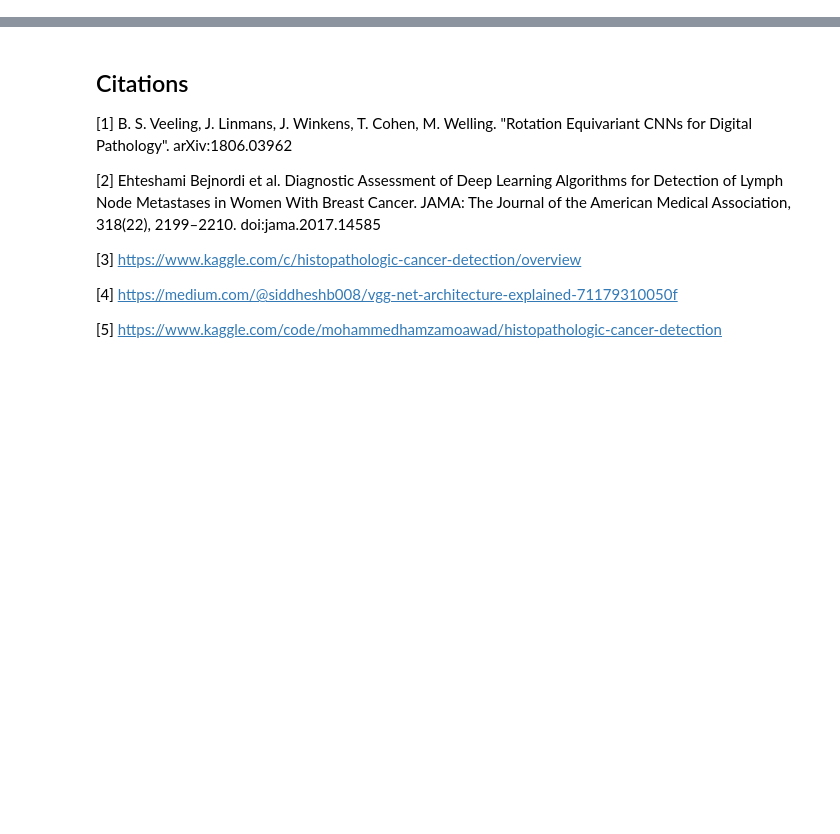
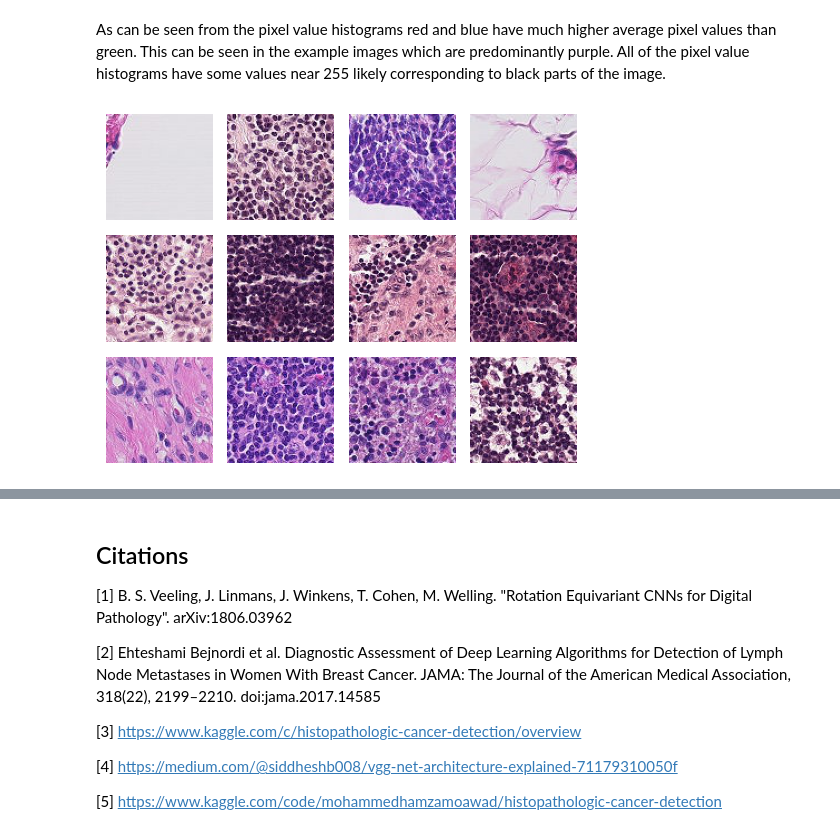
Before and after one commit to wtbtucker/cancer-classifier, a Jupyter notebook: cancer_detector.ipynb, the cells around one changed output, grey strips where cells are left out. Saved outputs shown, nothing was run; the diff lists cells and outputs as text; code cells hidden in the pictures; blank space fills up the shorter version.

```diff
--- a/cancer_detector.ipynb
+++ b/cancer_detector.ipynb
@@ -22,0 +119,20 @@ optimization method
+# %% [markdown]
+As can be seen from the pixel value histograms red and blue have much higher average pixel values than green. This can be seen in the example images which are predominantly purple. All of the pixel value histograms have some values near 255 likely corresponding to black parts of the image.
+# %%
+# Get 12 random non-cancerous images
+sample_non_cancerous = np.random.choice(sample_data[sample_labels == 0].shape[0], 12, replace=False)
+grid_size = 4
+
+fig, axs = plt.subplots(grid_size, grid_size, figsize=(5, 5))
+
+for i, ax in enumerate(axs.flatten()):
+    if i < 12:
+        ax.imshow(sample_data[sample_labels == 0][sample_non_cancerous[i]])
+        ax.axis('off')
+    else:
+        fig.delaxes(ax)
+
+plt.tight_layout()
+plt.show()
+# %% [output]
+[figure, added]
```
Also changed, not shown: parts of 19 cells of this notebook, 1 other file.
